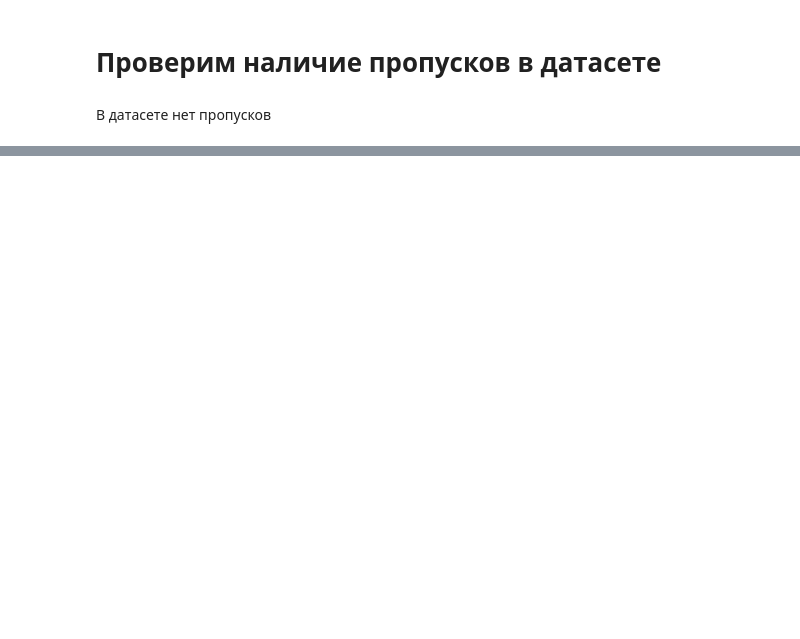
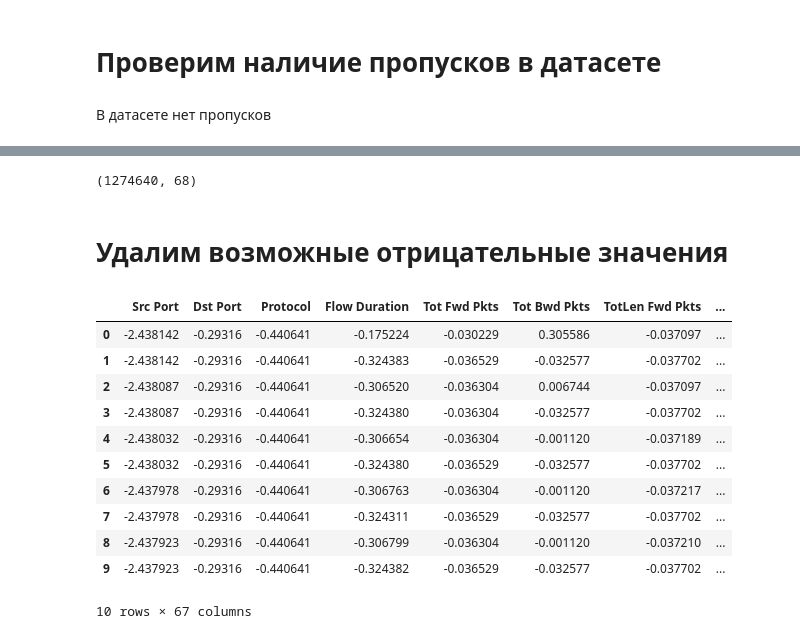
Before and after one commit to SosisterRapStar/LETI-BigData, a Jupyter notebook: ddosdataset.ipynb, the cells around one changed output, grey strips where cells are left out. Cells and saved outputs as stored; diff of their text form; code cells hidden in the pictures; blank space fills up the shorter version.

```diff
--- a/ddosdataset.ipynb
+++ b/ddosdataset.ipynb
@@ -148,0 +156,6 @@ for column in df.columns:
+# %%
+df.shape
+# %% [output]
+(1274640, 68)
+# %% [markdown]
+# Удалим возможные отрицательные значения
@@ -148,0 +166,22 @@ for column in df.columns:
+# %%
+from sklearn.preprocessing import StandardScaler
+Y = df.Label
+df = df.drop(columns=['Label'])
+
+scaler = StandardScaler()
+standardized_data = scaler.fit_transform(df)
+df = pd.DataFrame(standardized_data, columns=df.columns)
+df.head(10)
+# %% [output]
+|  | Src Port | Dst Port | Protocol | Flow Duration | Tot Fwd Pkts | Tot Bwd Pkts | TotLen Fwd Pkts | ... |
+| 0 | -2.438142 | -0.29316 | -0.440641 | -0.175224 | -0.030229 | 0.305586 | -0.037097 | ... |
+| 1 | -2.438142 | -0.29316 | -0.440641 | -0.324383 | -0.036529 | -0.032577 | -0.037702 | ... |
+| 2 | -2.438087 | -0.29316 | -0.440641 | -0.306520 | -0.036304 | 0.006744 | -0.037097 | ... |
+| 3 | -2.438087 | -0.29316 | -0.440641 | -0.324380 | -0.036304 | -0.032577 | -0.037702 | ... |
+| 4 | -2.438032 | -0.29316 | -0.440641 | -0.306654 | -0.036304 | -0.001120 | -0.037189 | ... |
+| 5 | -2.438032 | -0.29316 | -0.440641 | -0.324380 | -0.036529 | -0.032577 | -0.037702 | ... |
+| 6 | -2.437978 | -0.29316 | -0.440641 | -0.306763 | -0.036304 | -0.001120 | -0.037217 | ... |
+| 7 | -2.437978 | -0.29316 | -0.440641 | -0.324311 | -0.036529 | -0.032577 | -0.037702 | ... |
+| 8 | -2.437923 | -0.29316 | -0.440641 | -0.306799 | -0.036304 | -0.001120 | -0.037210 | ... |
+| 9 | -2.437923 | -0.29316 | -0.440641 | -0.324382 | -0.036529 | -0.032577 | -0.037702 | ... |
+10 rows × 67 columns
```
Also changed, not shown: parts of 19 cells of this notebook.
